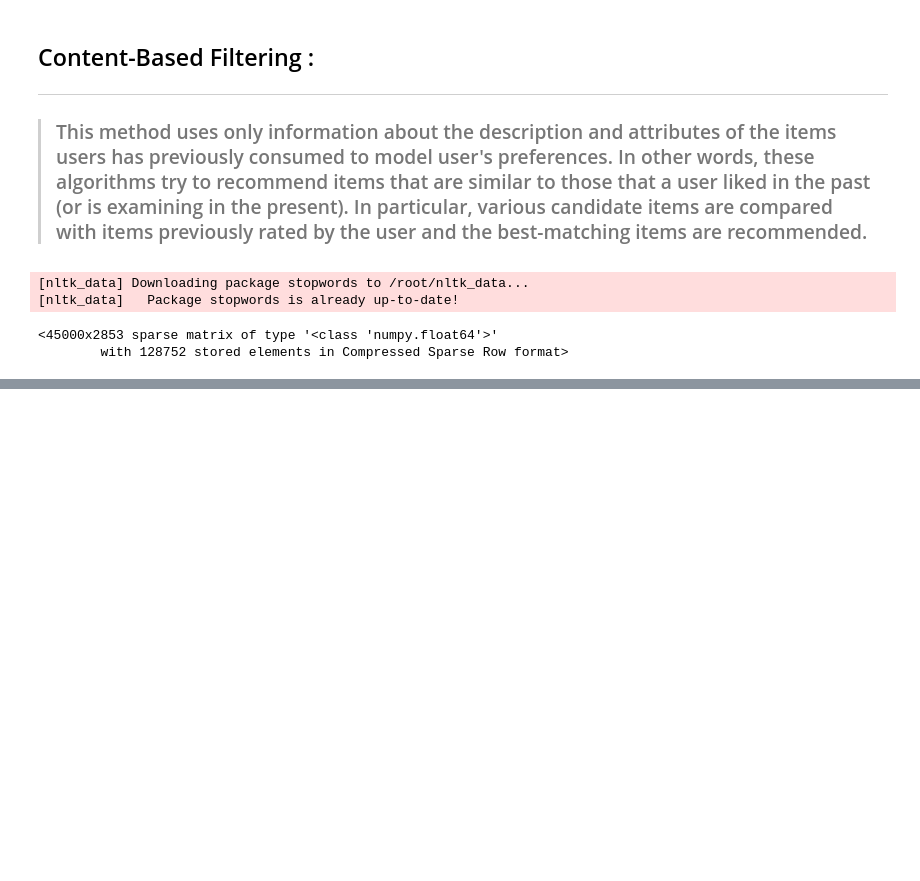
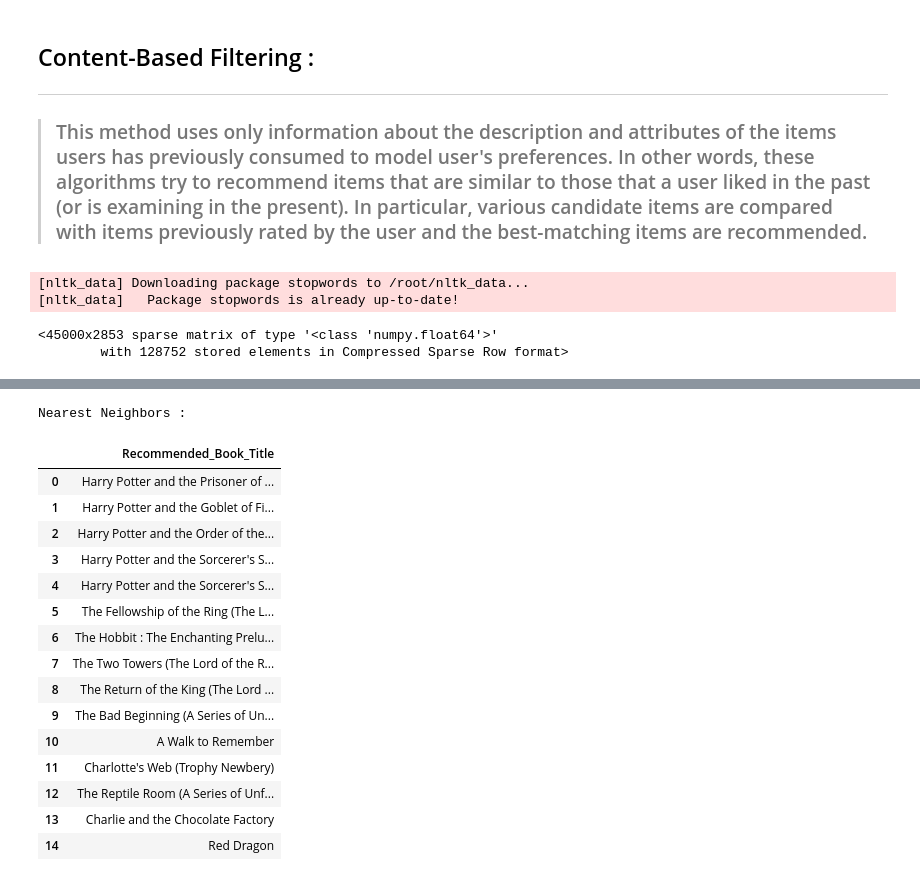
Before and after one commit to diptiranjan1998/Book-Recommendation-system, a Jupyter notebook: Book_Recommendation_System.ipynb, the cells around one changed output, grey strips where cells are left out. Drawn from its saved outputs; the diff is of its cells as text; code cells hidden in the pictures; blank space fills up the shorter version.

```diff
--- a/Book_Recommendation_System.ipynb
+++ b/Book_Recommendation_System.ipynb
@@ -1393,0 +1553,28 @@ Content Based Filtering
+# %%
+# Creating a Class of our Recommendation System.
+nn_recommender_model= NNRecommender(pivot_matrix_df, cf_preds_df, df)
+# %%
+# Checking the approach of Filtering.
+print(nn_recommender_model.MODEL_NAME)
+print("\n")
+
+# Getting the recommended books by using recommend_items method for user with User_ID of 243.
+nn_recommender_model.recommend_items('Harry Potter and the Chamber of Secrets (Book 2)')
+# %% [output]
+Nearest Neighbors :
+|  | Recommended_Book_Title |
+| 0 | Harry Potter and the Prisoner of ... |
+| 1 | Harry Potter and the Goblet of Fi... |
+| 2 | Harry Potter and the Order of the... |
+| 3 | Harry Potter and the Sorcerer's S... |
+| 4 | Harry Potter and the Sorcerer's S... |
+| 5 | The Fellowship of the Ring (The L... |
+| 6 | The Hobbit : The Enchanting Prelu... |
+| 7 | The Two Towers (The Lord of the R... |
+| 8 | The Return of the King (The Lord ... |
+| 9 | The Bad Beginning (A Series of Un... |
+| 10 | A Walk to Remember |
+| 11 | Charlotte's Web (Trophy Newbery) |
+| 12 | The Reptile Room (A Series of Unf... |
+| 13 | Charlie and the Chocolate Factory |
+| 14 | Red Dragon |
```
Also changed, not shown: parts of 59 cells of this notebook.
